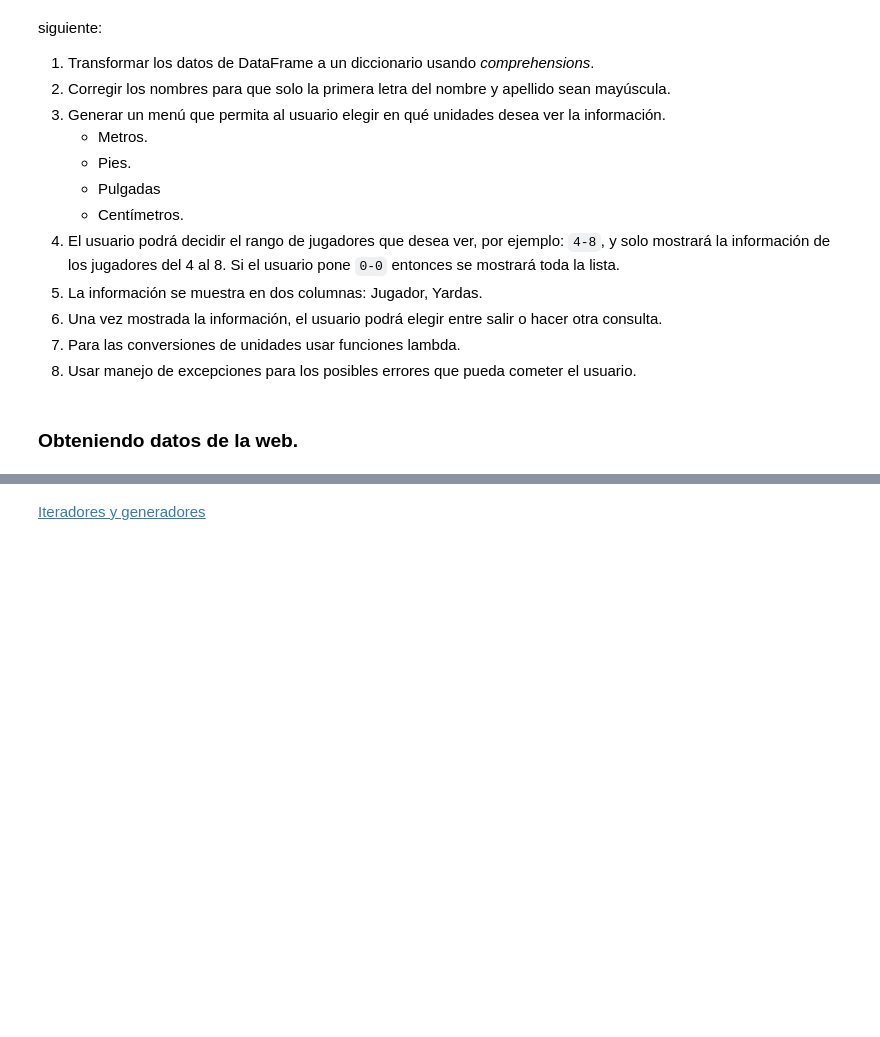
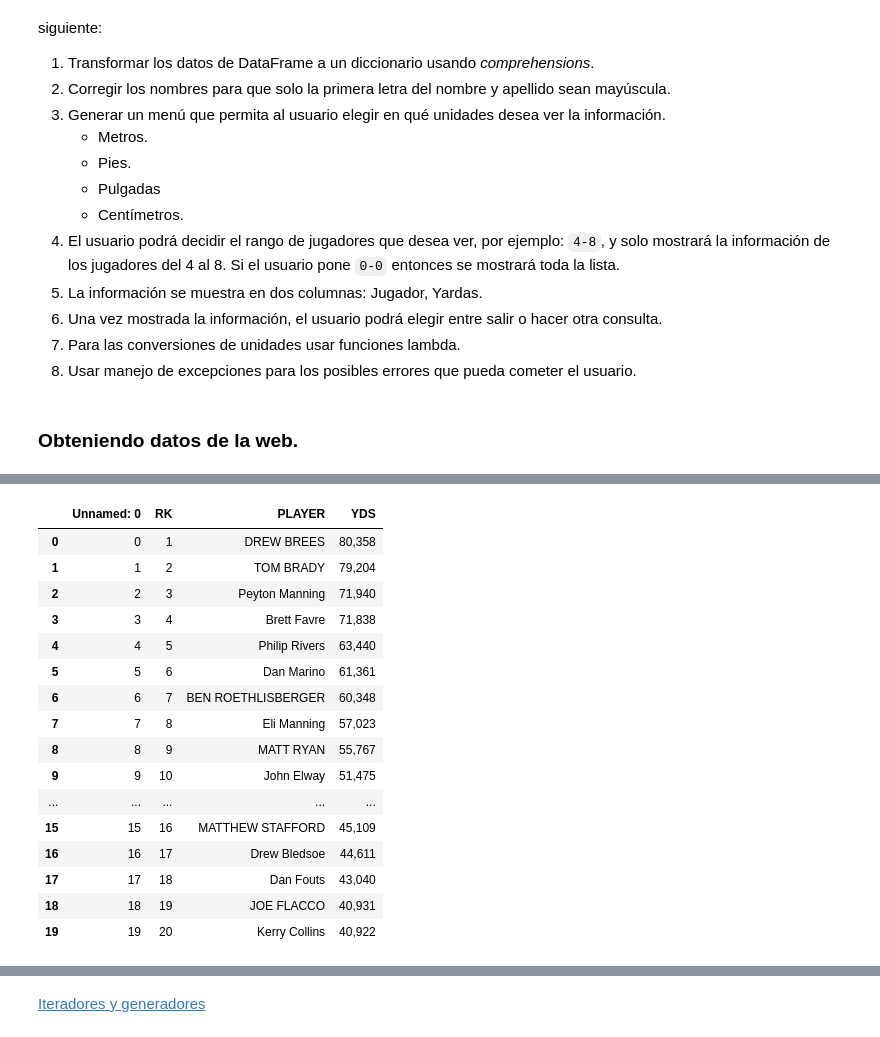
Before and after one commit to luiggix/Python_cero_a_experto, a Jupyter notebook: 03_Pythonico_es_mas_bonito_2.ipynb, the cells around one changed output, grey strips where cells are left out. Cells and saved outputs as stored; diff of their text form; code cells hidden in the pictures; blank space fills up the shorter version.

```diff
--- a/03_Pythonico_es_mas_bonito_2.ipynb
+++ b/03_Pythonico_es_mas_bonito_2.ipynb
@@ -129,8 +164,26 @@ nfl_frame
 # %%
 # Si no logró obtener los datos del sitio web, puede abrir el archivo local
 # 'all_time_pass_yards.csv' con el siguiente comando:
-#nfl_frame = pd.read_csv('all_time_pass_yards.csv')
-#nfl_frame
+nfl_frame = pd.read_csv('all_time_pass_yards.csv')
+nfl_frame
+# %% [output]
+|  | Unnamed: 0 | RK | PLAYER | YDS |
+| 0 | 0 | 1 | DREW BREES | 80,358 |
+| 1 | 1 | 2 | TOM BRADY | 79,204 |
+| 2 | 2 | 3 | Peyton Manning | 71,940 |
+| 3 | 3 | 4 | Brett Favre | 71,838 |
+| 4 | 4 | 5 | Philip Rivers | 63,440 |
+| 5 | 5 | 6 | Dan Marino | 61,361 |
+| 6 | 6 | 7 | BEN ROETHLISBERGER | 60,348 |
+| 7 | 7 | 8 | Eli Manning | 57,023 |
+| 8 | 8 | 9 | MATT RYAN | 55,767 |
+| 9 | 9 | 10 | John Elway | 51,475 |
+| ... | ... | ... | ... | ... |
+| 15 | 15 | 16 | MATTHEW STAFFORD | 45,109 |
+| 16 | 16 | 17 | Drew Bledsoe | 44,611 |
+| 17 | 17 | 18 | Dan Fouts | 43,040 |
+| 18 | 18 | 19 | JOE FLACCO | 40,931 |
+| 19 | 19 | 20 | Kerry Collins | 40,922 |
 # %%
 # Convertir el Dataframe en un diccionario
 dummy = nfl_frame.to_dict('split')
```
Also changed, not shown: parts of 8 cells of this notebook, 2 other files.
